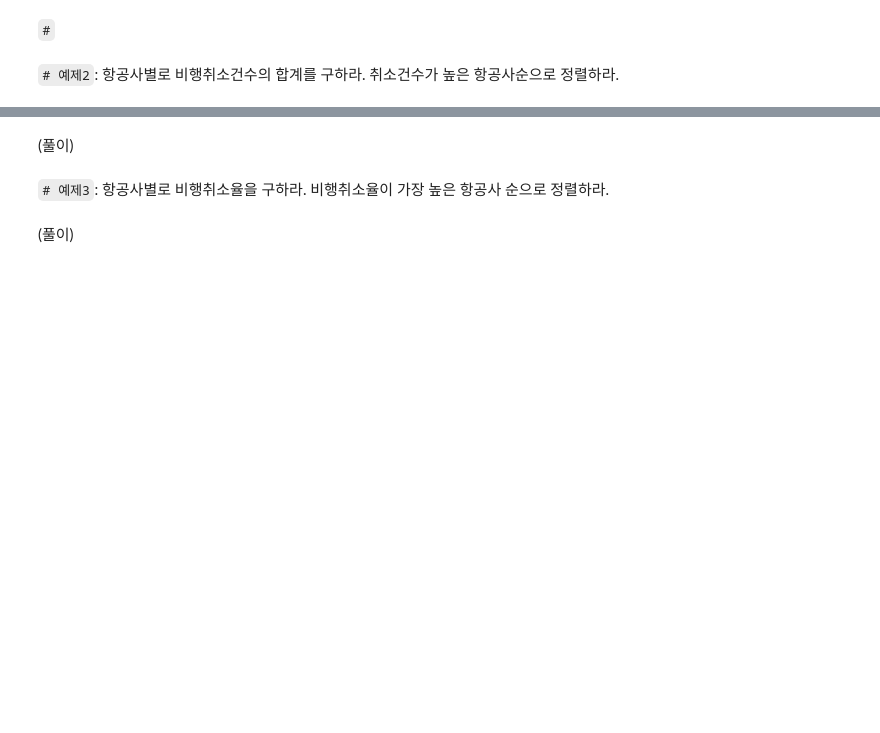
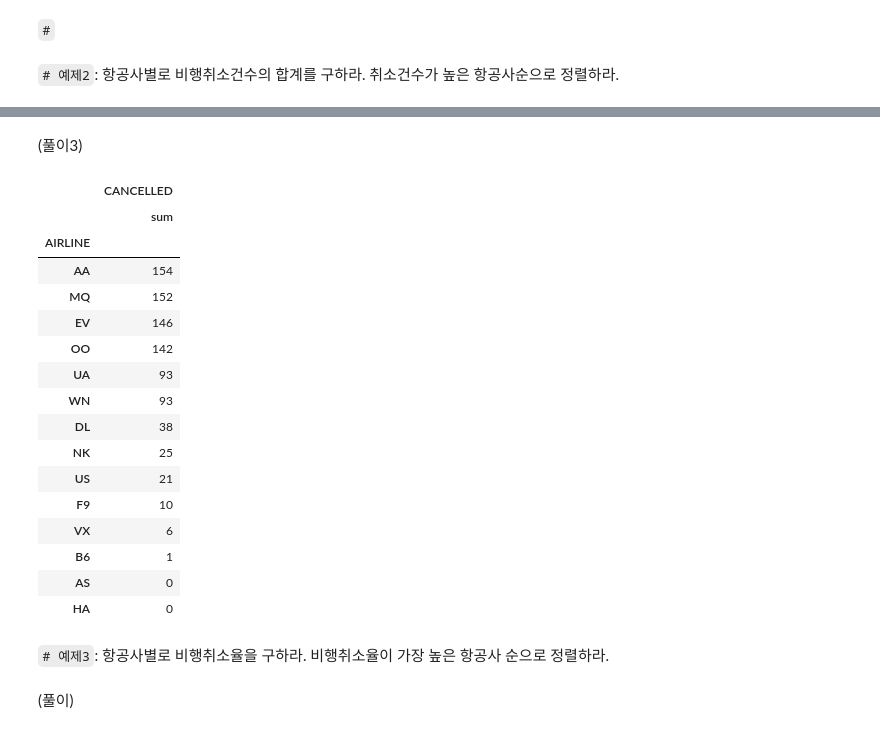
Before and after one commit to guebin/IAB2025-Play, a Jupyter notebook: content/13wk-1.ipynb, the cells around one changed output, grey strips where cells are left out. Drawn from its saved outputs; the diff is of its cells as text; code cells hidden in the pictures; blank space fills up the shorter version.

```diff
--- a/content/13wk-1.ipynb
+++ b/content/13wk-1.ipynb
@@ -196,5 +279,25 @@ df.groupby(by="AIRLINE").aggregate({'ARR_DELAY':np.mean})
 # %% [markdown]
-(풀이)
+(풀이3)
+# %%
+df.groupby(["AIRLINE"]).agg({'CANCELLED':[np.sum]}).sort_values(by=("CANCELLED","sum"),ascending=False)
+# %% [output]
+|  | CANCELLED |
+|  | sum |
+| AIRLINE |  |
+| AA | 154 |
+| MQ | 152 |
+| EV | 146 |
+| OO | 142 |
+| UA | 93 |
+| WN | 93 |
+| DL | 38 |
+| NK | 25 |
+| US | 21 |
+| F9 | 10 |
+| VX | 6 |
+| B6 | 1 |
+| AS | 0 |
+| HA | 0 |
 # %% [markdown]
 `# 예제3`: 항공사별로 비행취소율을 구하라. 비행취소율이 가장 높은 항공사
 순으로 정렬하라.
```
Also changed, not shown: parts of 35 cells of this notebook, 1 other file.
